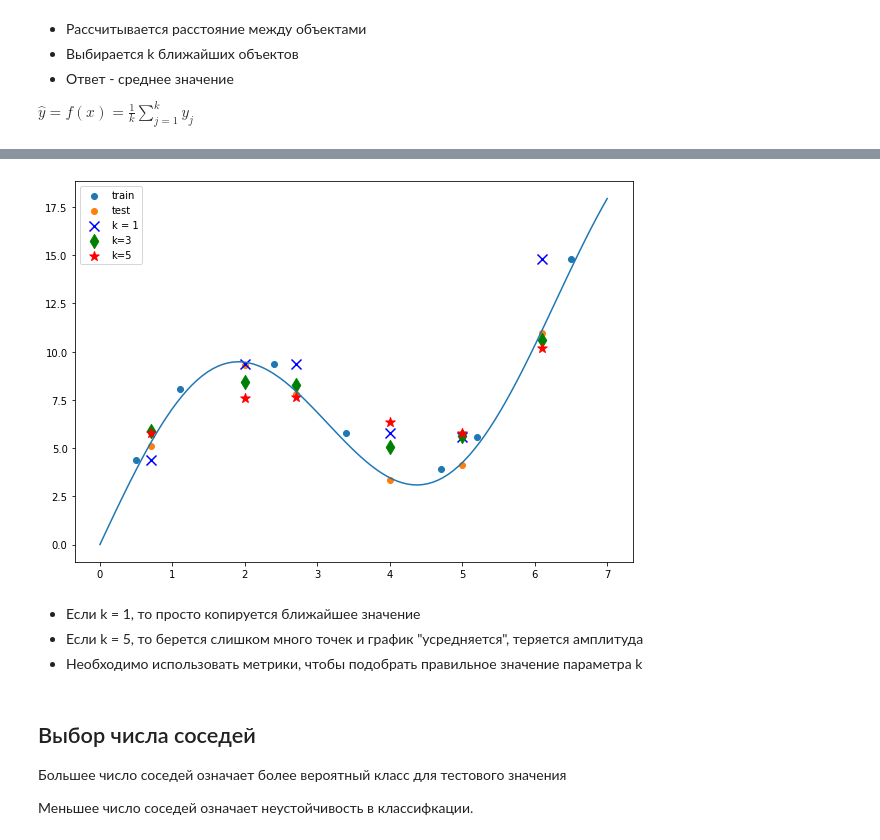
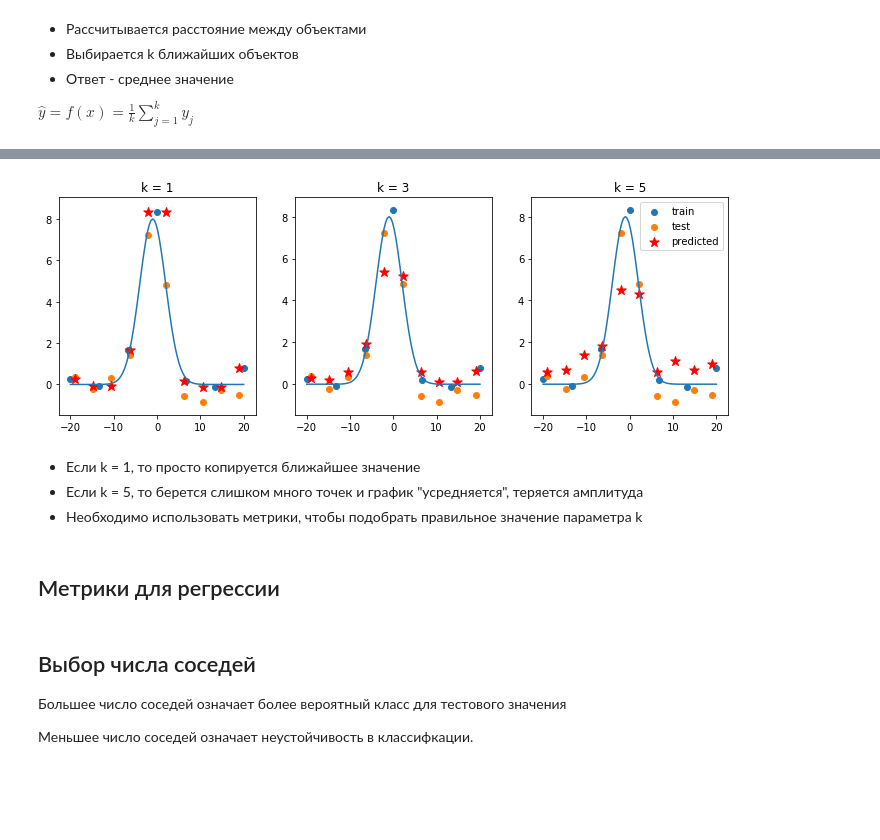
Before and after one commit to julia-komleva/ml_course, a Jupyter notebook: lectures/3_knn/lect_knn.ipynb, the cells around one changed output, grey strips where cells are left out. Drawn from its saved outputs; the diff is of its cells as text; code cells hidden in the pictures; blank space fills up the shorter version.

```diff
--- a/lectures/3_knn/lect_knn.ipynb
+++ b/lectures/3_knn/lect_knn.ipynb
@@ -373,3 +604,22 @@ y_test = 6 * np.sin(x_test) + 2 * x_test + np.random.normal(scale=1)
+# %%
+np.random.seed(42)
+
+def gaussian(x, a, b, c):
+    return a*np.exp(-np.power(x - b, 2)/(2*np.power(c, 2)))# Generate dummy dataset
+
+x_real = np.linspace(start=-20, stop=20, num=100)
+y_real = gaussian(x_real, 8, -1, 3)
+
+x_train = np.linspace(start=-20, stop=20, num=7)
+y_train = gaussian(x_train, 8, -1, 3)
+noise = 0.5 * np.random.normal(size=y_train.size)
+y_train = y_train + noise
+
+
+x_test = np.linspace(start=-19, stop=19, num=10)
+y_test = gaussian(x_test, 8, -1, 3)
+noise = 0.5 * np.random.normal(size=y_test.size)
+y_test = y_test + noise
 # %%
 plt.figure(figsize=(10,7))
 
@@ -384,32 +634,44 @@ plt.legend();
 # %%
-plt.figure(figsize=(10,7))
+plt.figure(figsize=(12, 4))
 
+plt.subplot(131)
 plt.plot(x_real, y_real)
-
 
 plt.scatter(x_train, y_train, label='train')
 plt.scatter(x_test, y_test, label='test')
 
-
 clf = KNeighborsRegressor(n_neighbors=1, weights='distance')
 clf.fit(x_train.reshape(-1, 1), y_train.reshape(-1, 1))
 
-#x_pred = np.array([4], dtype=float)
-plt.scatter(x_test, clf.predict(x_test.reshape(-1, 1)), s = 100, marker='x', c='b', label='k = 1')
+plt.scatter(x_test, clf.predict(x_test.reshape(-1, 1)), s = 100, marker='*', c='r')
+plt.title('k = 1')
 
+plt.subplot(132)
+plt.plot(x_real, y_real)
+
+plt.scatter(x_train, y_train, label='train')
+plt.scatter(x_test, y_test, label='test')
 clf.n_neighbors = 3
-plt.scatter(x_test, clf.predict(x_test.reshape(-1, 1)), s = 100, marker='d', c='g', label='k=3')
+plt.scatter(x_test, clf.predict(x_test.reshape(-1, 1)), s = 100, marker='*', c='r')
+plt.title('k = 3')
 
+plt.subplot(133)
+plt.plot(x_real, y_real)
+
+plt.scatter(x_train, y_train, label='train')
+plt.scatter(x_test, y_test, label='test')
 clf.n_neighbors = 5
-plt.scatter(x_test, clf.predict(x_test.reshape(-1, 1)), s = 100, marker='*', c='r', label='k=5')
-
+plt.scatter(x_test, clf.predict(x_test.reshape(-1, 1)), s = 100, marker='*', c='r', label='predicted')
+plt.title('k = 5')
 plt.legend();
 # %% [output]
-[figure, old version]
+[figure, new version]
 # %% [markdown]
 - Если k = 1, то просто копируется ближайшее значение
 - Если k = 5, то берется слишком много точек и график "усредняется", теряется амплитуда
 - Необходимо использовать метрики, чтобы подобрать правильное значение параметра k
+# %% [markdown]
+## Метрики для регрессии
 # %% [markdown]
 ## Выбор числа соседей
 Большее число соседей означает более вероятный класс для тестового значения
```
Also changed, not shown: parts of 34 cells of this notebook.
